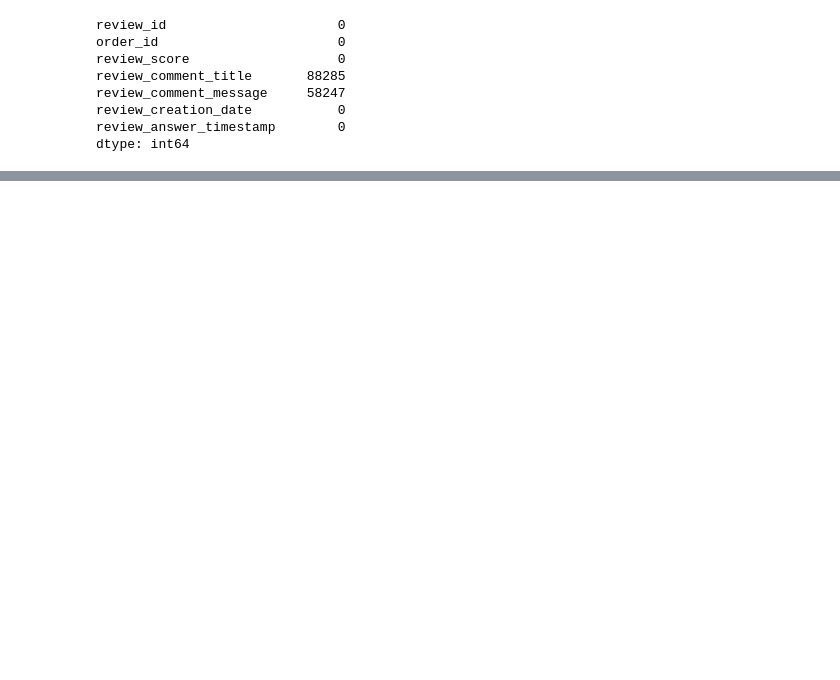
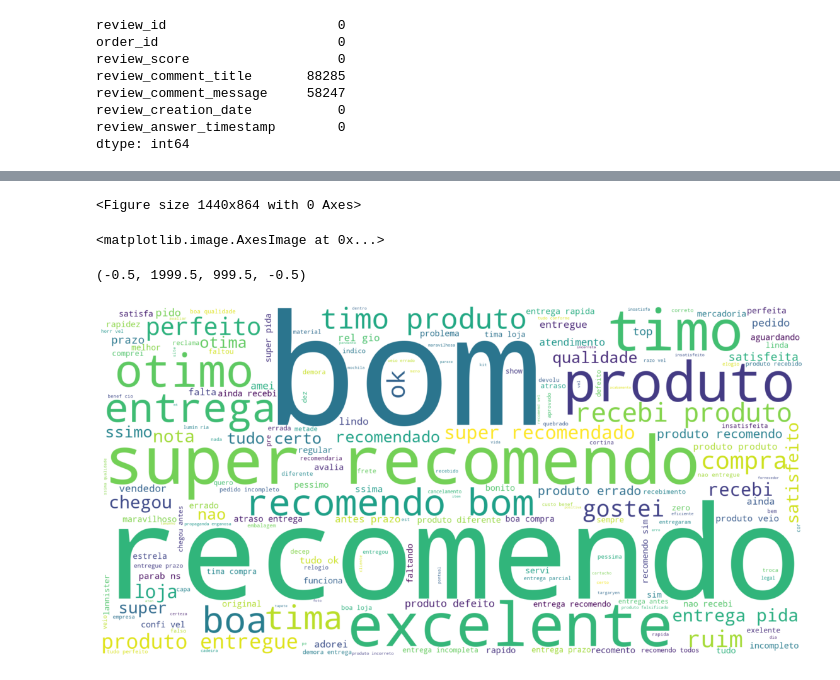
Before and after one commit to Johnne32/Sample, a Jupyter notebook: Brazilian reviews analysis.ipynb, the cells around one changed output, grey strips where cells are left out. Drawn from its saved outputs; the diff is of its cells as text; code cells hidden in the pictures; blank space fills up the shorter version.

```diff
--- a/Brazilian reviews analysis.ipynb
+++ b/Brazilian reviews analysis.ipynb
@@ -66,0 +84,4 @@ df.head()
+# %%
+review_data_title = review_data_title.reset_index(drop=True)
+review_data_title.head(3)
+review_data_title.shape
@@ -218,0 +265,25 @@ important_triagrams
+# %%
+messages1 = []
+stop_words = set(stopwords.words('portuguese'))
+
+
+for words in review_data_title:
+    only_letters = re.sub("[^a-zA-Z]", " ",words)
+    tokens = nltk.word_tokenize(only_letters) #tokenize the sentences
+    lower_case = [l.lower() for l in tokens] #convert all letters to lower case
+    filtered_result = list(filter(lambda l: l not in stop_words, lower_case)) #Remove stopwords from the comments
+
+    messages1.append(' '.join(filtered_result))
+# %%
+#Let's use worldcloud to visualize the messages
+unique_string=(" ").join(messages1)
+wordcloud = WordCloud(width = 2000, height = 1000,background_color='white').generate(unique_string)
+plt.figure(figsize=(20,12))
+plt.imshow(wordcloud, interpolation='bilinear')
+plt.axis("off")
+plt.show()
+# %% [output]
+<Figure size 1440x864 with 0 Axes>
+<matplotlib.image.AxesImage at 0x...>
+(-0.5, 1999.5, 999.5, -0.5)
+[figure, added]
```
Also changed, not shown: parts of 72 cells of this notebook.
